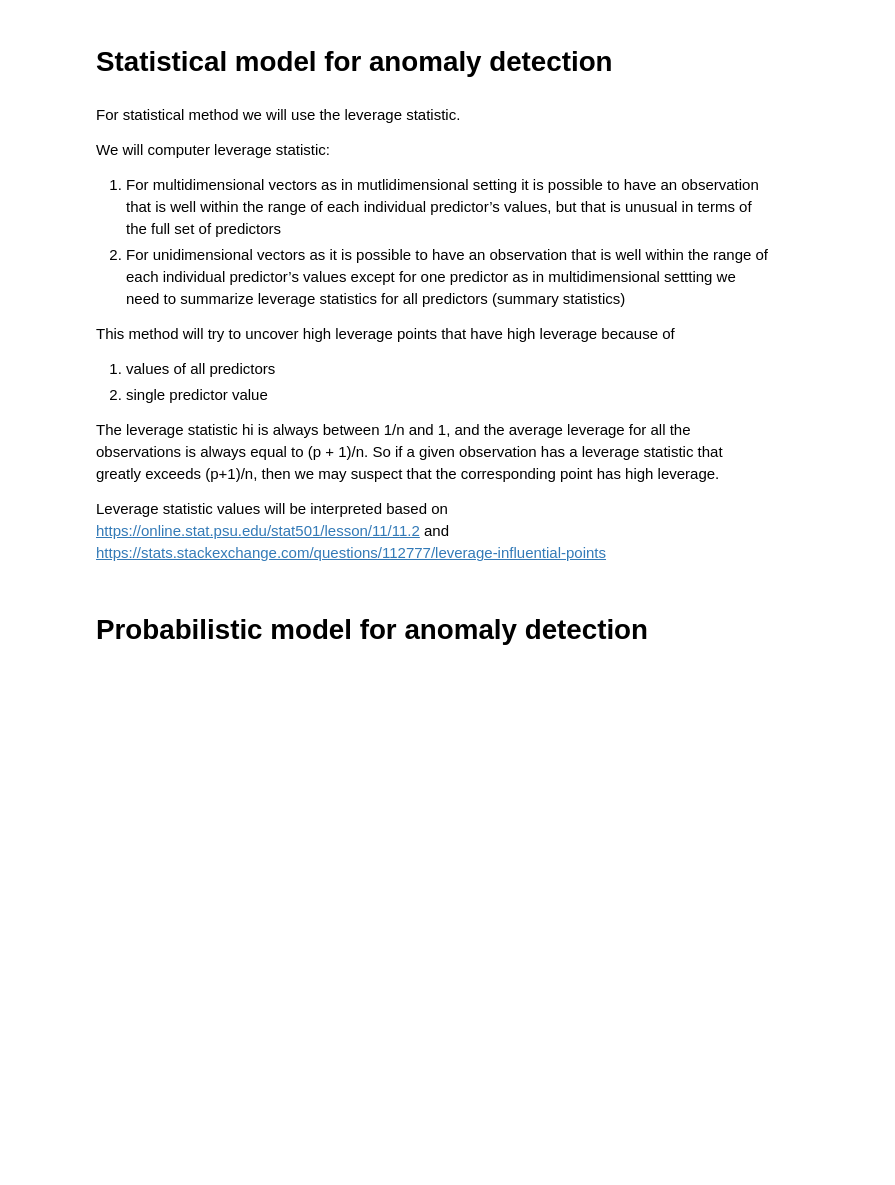
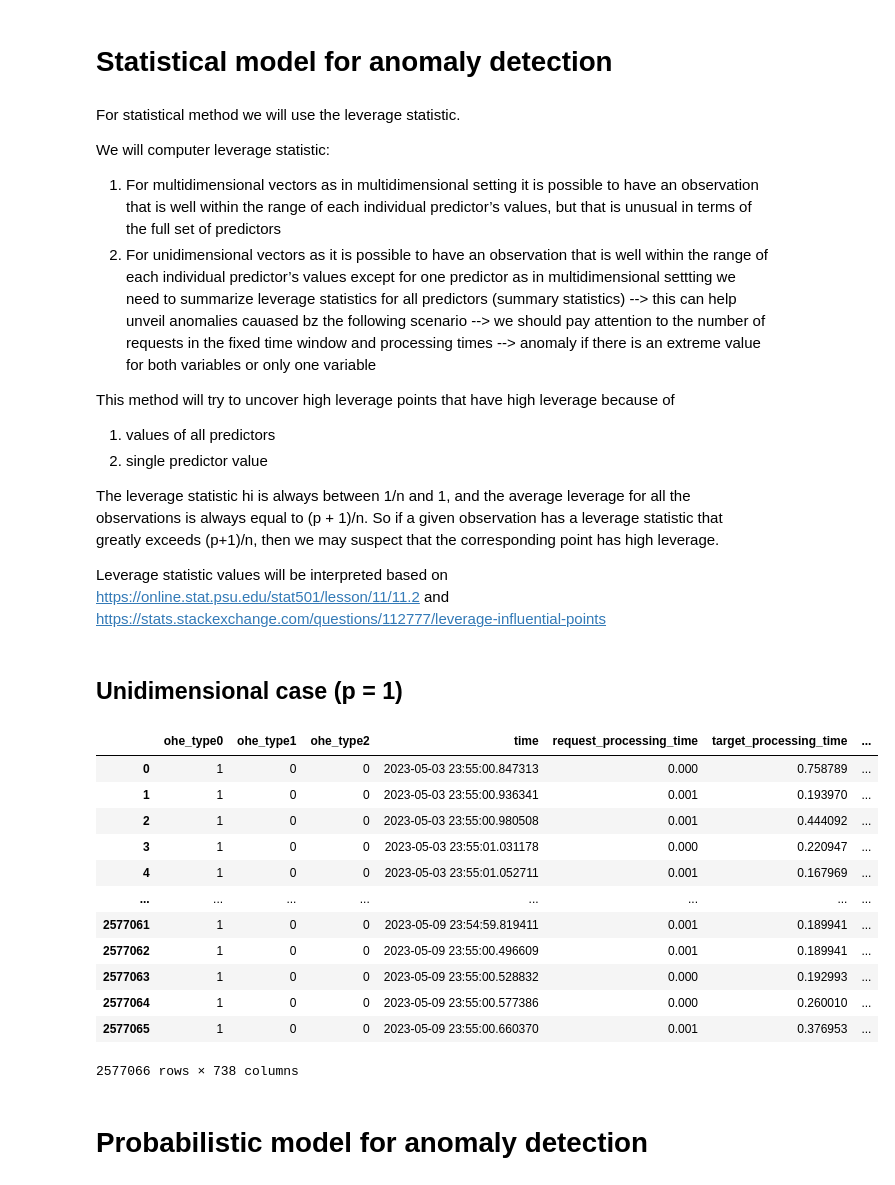
Before and after one commit to SpaceXAlphaBravoCharlie/Diplomski, a Jupyter notebook: Diplomski.ipynb, the cells around one changed output. Saved outputs shown, nothing was run; the diff lists cells and outputs as text; code cells hidden in the pictures; blank space fills up the shorter version.

Commit message:
Started statistical method

```diff
--- a/Diplomski.ipynb
+++ b/Diplomski.ipynb
@@ -1379,8 +1408,8 @@ For statistical method we will use the leverage statistic.
 
 We will computer leverage statistic:
 
-1. For multidimensional vectors as in mutlidimensional setting it is possible to have an observation that is well within the range of each individual predictor’s values, but that is unusual in terms of the full set of predictors
-2. For unidimensional vectors as it is possible to have an observation that is well within the range of each individual predictor’s values except for one predictor as in multidimensional settting we need to summarize leverage statistics for all predictors (summary statistics)
+1. For multidimensional vectors as in multidimensional setting it is possible to have an observation that is well within the range of each individual predictor’s values, but that is unusual in terms of the full set of predictors
+2. For unidimensional vectors as it is possible to have an observation that is well within the range of each individual predictor’s values except for one predictor as in multidimensional settting we need to summarize leverage statistics for all predictors (summary statistics) --> this can help unveil anomalies cauased bz the following scenario --> we should pay attention to the number of requests in the fixed time window and processing times --> anomaly if there is an extreme value for both variables or only one variable
 
 This method will try to uncover high leverage points that have high leverage because of
 
@@ -1390,3 +1419,21 @@ This method will try to uncover high leverage points that have high leverage bec
 The leverage statistic hi is always between 1/n and 1, and the average leverage for all the observations is always equal to (p + 1)/n. So if a given observation has a leverage statistic that greatly exceeds (p+1)/n, then we may suspect that the corresponding point has high leverage.
 
 Leverage statistic values will be interpreted based on https://online.stat.psu.edu/stat501/lesson/11/11.2 and https://stats.stackexchange.com/questions/112777/leverage-influential-points
+# %% [markdown]
+## Unidimensional case (p = 1)
+# %%
+ohe_logs_df
+# %% [output]
+|  | ohe_type0 | ohe_type1 | ohe_type2 | time | request_processing_time | target_processing_time | ... |
+| 0 | 1 | 0 | 0 | 2023-05-03 23:55:00.847313 | 0.000 | 0.758789 | ... |
+| 1 | 1 | 0 | 0 | 2023-05-03 23:55:00.936341 | 0.001 | 0.193970 | ... |
+| 2 | 1 | 0 | 0 | 2023-05-03 23:55:00.980508 | 0.001 | 0.444092 | ... |
+| 3 | 1 | 0 | 0 | 2023-05-03 23:55:01.031178 | 0.000 | 0.220947 | ... |
+| 4 | 1 | 0 | 0 | 2023-05-03 23:55:01.052711 | 0.001 | 0.167969 | ... |
+| ... | ... | ... | ... | ... | ... | ... | ... |
+| 2577061 | 1 | 0 | 0 | 2023-05-09 23:54:59.819411 | 0.001 | 0.189941 | ... |
+| 2577062 | 1 | 0 | 0 | 2023-05-09 23:55:00.496609 | 0.001 | 0.189941 | ... |
+| 2577063 | 1 | 0 | 0 | 2023-05-09 23:55:00.528832 | 0.000 | 0.192993 | ... |
+| 2577064 | 1 | 0 | 0 | 2023-05-09 23:55:00.577386 | 0.000 | 0.260010 | ... |
+| 2577065 | 1 | 0 | 0 | 2023-05-09 23:55:00.660370 | 0.001 | 0.376953 | ... |
+2577066 rows × 738 columns
```
Also changed, not shown: parts of 13 cells of this notebook.
